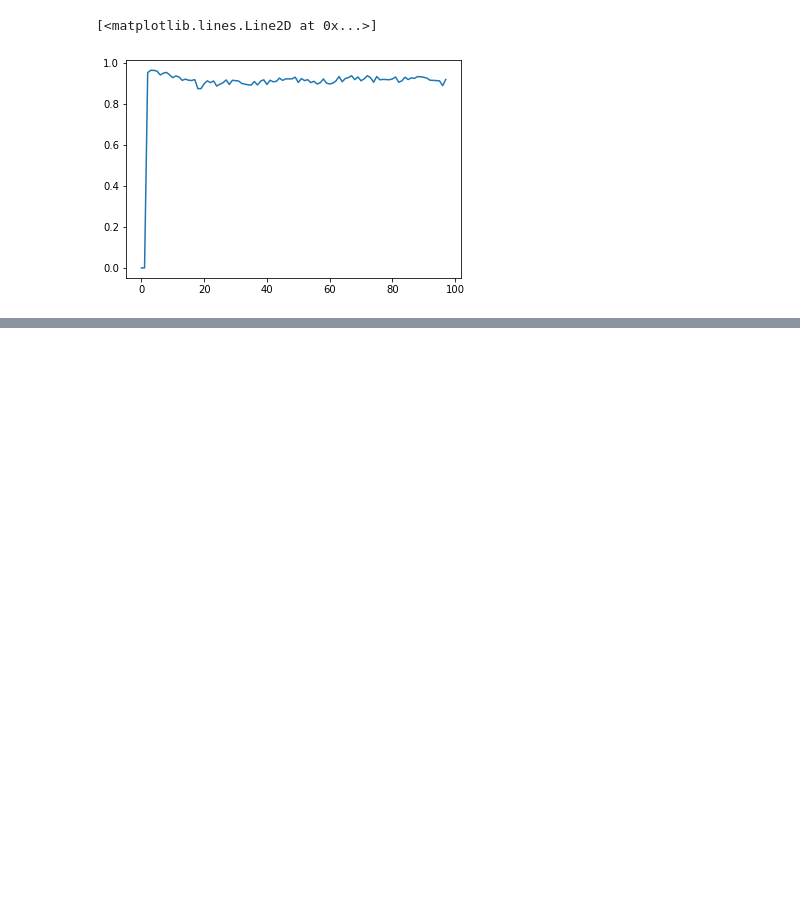
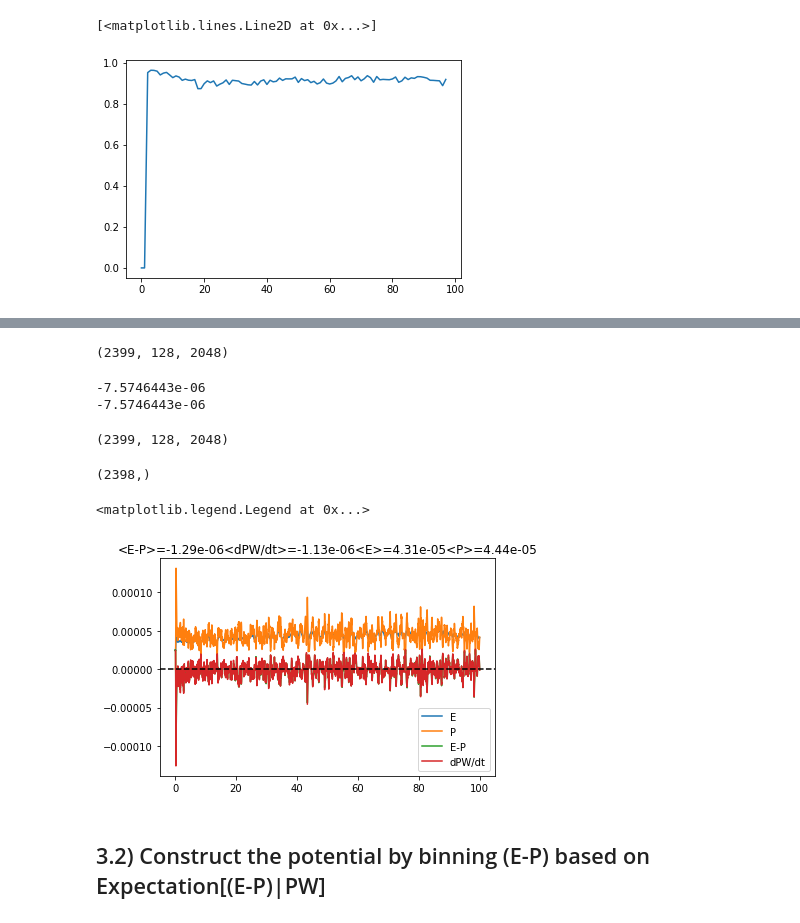
Before and after one commit to tbeucler/2019_WMI, a Jupyter notebook: dev/tbeucler/003_Potential_in_model.ipynb, the cells around one changed output, grey strips where cells are left out. Cells and saved outputs as stored; diff of their text form; code cells hidden in the pictures; blank space fills up the shorter version.

Commit message:
Added the potential calculation

```diff
--- a/dev/tbeucler/003_Potential_in_model.ipynb
+++ b/dev/tbeucler/003_Potential_in_model.ipynb
@@ -378,0 +353,2 @@ dir(sub)
+# %%
+V300 = xr.open_mfdataset(beg+model+large+'300/'+dim+'SAM_CRM_'+large+'300'+'_'+dim[:-1]+'_*.nc')
@@ -378,0 +389,4 @@ dir(sub)
+# %%
+L_V = 2.5104e6; # Latent heat of vaporization in J/kg in SAM
+EVAP = V300.hfls/L_V; # Latent heat flux in W/m2 to evap in kg/m2/s
+V300.pr # Surface precipitation rate in kg/m2/s
@@ -378,0 +414,43 @@ dir(sub)
+# %%
+dt = 3600 # 1 hour = 3600s
+TENDENCY = {}
+t_range = np.arange(0,np.size(V300.time)-1)
+TENDENCY = (V300.prw[t_range+1,:,:].values-V300.prw[t_range,:,:].values)/dt
+# %%
+TENDENCY.shape
+# %% [output]
+(2399, 128, 2048)
+# %%
+smol = (V300.prw[100,:,:]-V300.prw[99,:,:])/dt
+print(smol.mean(dim=('x','y')).values)
+print(TENDENCY[99,:,:].mean(axis=(0,1)))
+# %% [output]
+-7.5746443e-06
+-7.5746443e-06
+# %%
+TENDENCY.shape
+# %% [output]
+(2399, 128, 2048)
+# %%
+(0.5*(V300.time[1:]+V300.time[:-1])).shape
+# %% [output]
+(2398,)
+# %%
+E_P = EVAP-V300.pr;
+# Check that E balances P in time
+ax = plt.subplot(111)
+ax.plot(V300.time,EVAP.mean(dim=('x','y')),label='E')
+ax.plot(V300.time,V300.pr.mean(dim=('x','y')),label='P')
+ax.plot(V300.time,E_P.mean(dim=('x','y')),label='E-P')
+ax.plot(V300.time[1:],TENDENCY.mean(axis=(1,2)),label='dPW/dt')
+ax.axhline(y=0,color='k',linestyle='--')
+plt.title('<E-P>='+'%.2e'%(E_P.mean(dim=('x','y','time')))+\
+         '<dPW/dt>='+'%.2e'%(TENDENCY.mean(axis=(0,1,2)))+\
+         '<E>='+'%.2e'%(EVAP.mean(dim=('x','y','time')))+\
+         '<P>='+'%.2e'%(V300.pr.mean(dim=('x','y','time'))))
+plt.legend()
+# %% [output]
+<matplotlib.legend.Legend at 0x...>
+[figure, added]
+# %% [markdown]
+## 3.2) Construct the potential by binning (E-P) based on Expectation[(E-P)|PW]
```
Also changed, not shown: parts of 34 cells of this notebook.
